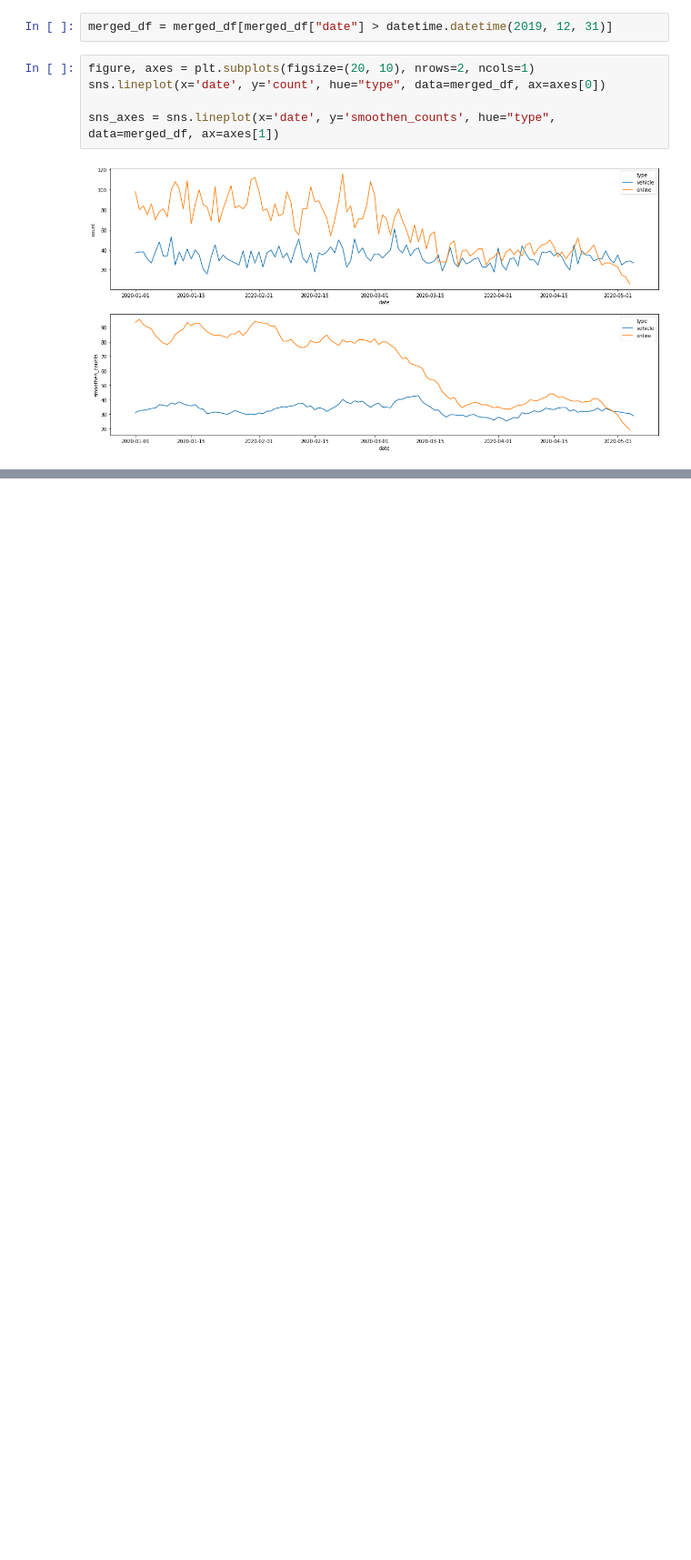
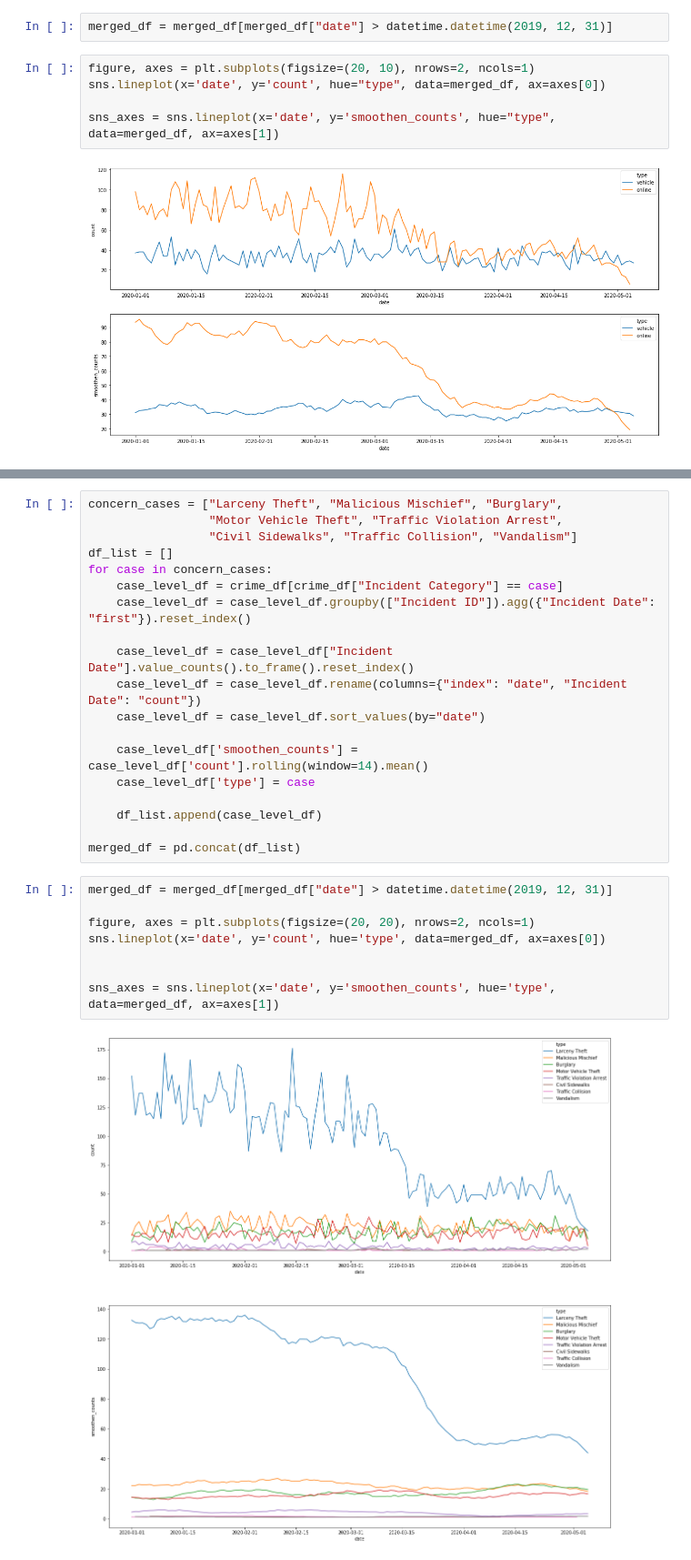
Before and after one commit to ParasAvkirkar/covid19-and-crime, a Jupyter notebook: scratchPad.ipynb, the cells around one changed output, grey strips where cells are left out. Shown: that part at 91% size. Drawn from its saved outputs; the diff is of its cells as text; blank space fills up the shorter version.

Commit message:
Implemented visualization by crime types

```diff
--- a/scratchPad.ipynb
+++ b/scratchPad.ipynb
@@ -260,0 +265,29 @@ sns_axes = sns.lineplot(x='date', y='smoothen_counts', hue="type", data=merged_d
+# %%
+concern_cases = ["Larceny Theft", "Malicious Mischief", "Burglary",
+                 "Motor Vehicle Theft", "Traffic Violation Arrest",
+                 "Civil Sidewalks", "Traffic Collision", "Vandalism"]
+df_list = []
+for case in concern_cases:
+    case_level_df = crime_df[crime_df["Incident Category"] == case]
+    case_level_df = case_level_df.groupby(["Incident ID"]).agg({"Incident Date": "first"}).reset_index()
+
+    case_level_df = case_level_df["Incident Date"].value_counts().to_frame().reset_index()
+    case_level_df = case_level_df.rename(columns={"index": "date", "Incident Date": "count"})
+    case_level_df = case_level_df.sort_values(by="date")
+
+    case_level_df['smoothen_counts'] = case_level_df['count'].rolling(window=14).mean()
+    case_level_df['type'] = case
+
+    df_list.append(case_level_df)
+
+merged_df = pd.concat(df_list)
+# %%
+merged_df = merged_df[merged_df["date"] > datetime.datetime(2019, 12, 31)]
+
+figure, axes = plt.subplots(figsize=(20, 20), nrows=2, ncols=1)
+sns.lineplot(x='date', y='count', hue='type', data=merged_df, ax=axes[0])
+
+
+sns_axes = sns.lineplot(x='date', y='smoothen_counts', hue='type', data=merged_df, ax=axes[1])
+# %% [output]
+[figure, added]
```
Also changed, not shown: parts of 2 cells of this notebook.
